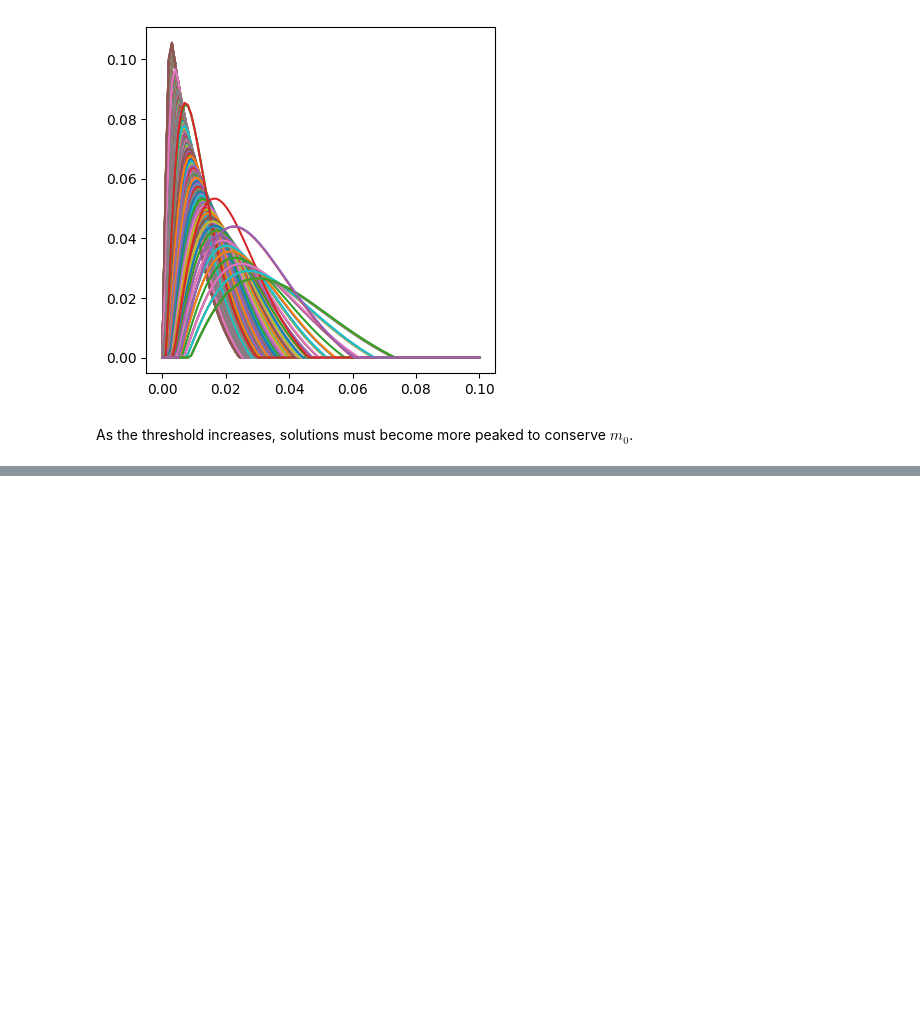
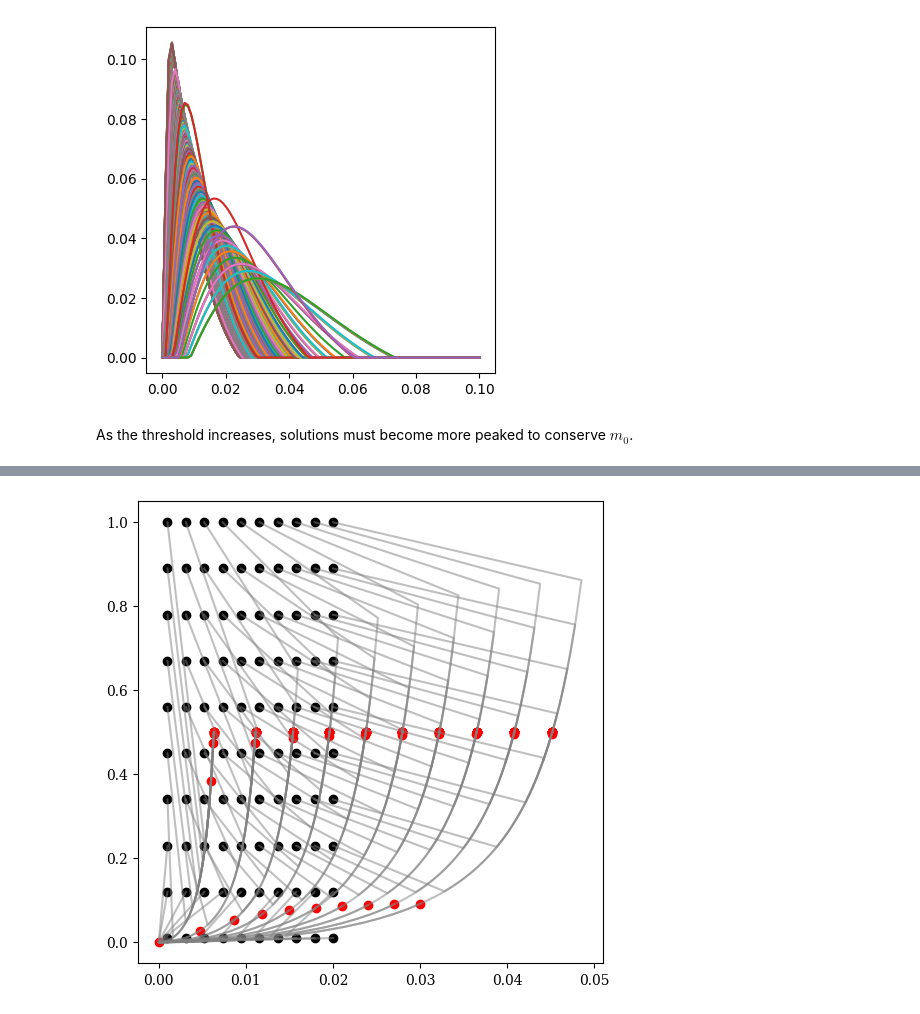
Before and after one commit to davidgbe/automated_plasticity_discovery, a Jupyter notebook: moment_control.ipynb, the cells around one changed output, grey strips where cells are left out. Cells and saved outputs as stored; diff of their text form; code cells hidden in the pictures; blank space fills up the shorter version.

```diff
--- a/moment_control.ipynb
+++ b/moment_control.ipynb
@@ -176,0 +304,79 @@ $\dot{b} = r_{\rm peak} - r_0$
+# %%
+T = 0.4 # Total duration of one network simulation
+dt = 1e-4 # Timestep
+t = np.linspace(0, T, int(T / dt))
+
+def calc_alpha_func(tau_alpha):
+    alpha_func_n_steps = int(10 * tau_alpha / dt)
+    t_alpha = np.arange(0, alpha_func_n_steps) * dt
+    return np.e * t_alpha / tau_alpha * np.exp(-t_alpha/tau_alpha)
+
+def calc_response(inp, w, b, tau):
+    r = np.zeros_like(t)
+    s = np.zeros_like(t)
+
+    for i in range(0, len(t) - 1):
+        s[i+1] = s[i] + (w * inp[i] - s[i]) * dt / tau # update synaptic conductance as exponential filter of input
+        r[i+1] = np.max([s[i+1] - b, 0])
+    return r
+
+w_0 = 1
+b_0 = 0.1
+tau = 5e-3
+n_cycles = 200
+w_set = 0.5
+b_set = 0.05
+colors = get_ordered_colors('coolwarm', n_cycles)
+
+trajs = np.zeros((100, (n_cycles + 1) * 2))
+
+idx = 0
+for tau_alpha in np.linspace(1e-3, 20e-3, 10):
+    for a in np.linspace(0.01, 1, 10):
+        r = np.zeros_like(t)
+        w = copy(w_0)
+        b = copy(b_0)
+
+        traj = [tau_alpha, a]
+
+        r_peak = a
+
+        for i_cycle in range(n_cycles):
+            inp = np.zeros_like(t)
+            a_prime = a + np.random.normal(scale=0 * a)
+            tau_alpha_prime = tau_alpha + np.random.normal(scale=0 * tau_alpha)
+            inp_alpha = a_prime * calc_alpha_func(tau_alpha_prime)
+            inp[:len(inp_alpha)] = inp_alpha
+            r = calc_response(inp, w, b, tau)
+        #     print(np.sum(np.square(r)) * dt)
+            w += (0.2 * (w_set - r_peak))
+#             b += (1 * (np.sum(r) * dt - b_set))
+            if w <= 0:
+                w = 1e-8
+            if b <= 0:
+                b = 1e-8
+
+            r_peak = np.max(r)
+            m0 = np.sum(r) * dt
+
+            tau_out = 0
+            if r_peak > 0:
+                tau_out = m0 / r_peak
+            traj.append(tau_out)
+            traj.append(r_peak)
+        trajs[idx, :] = np.array(traj)
+        idx += 1
+
+
+scale = 2
+fig, axs = plt.subplots(1, 1, figsize=(3 * scale, 3 * scale))
+for i_traj in range(trajs.shape[0]):
+    traj = trajs[i_traj, :]
+
+    x_idxs = np.arange(0, len(traj), 2)
+    y_idxs = np.arange(1, len(traj), 2)
+    axs.plot(traj[x_idxs], traj[y_idxs], color='gray', alpha=0.5)
+    axs.scatter([traj[0]], [traj[1]], color='black')
+    axs.scatter([traj[-2]], [traj[-1]], color='red')
+# %% [output]
+[figure, added]
```
Also changed, not shown: parts of 11 cells of this notebook.
